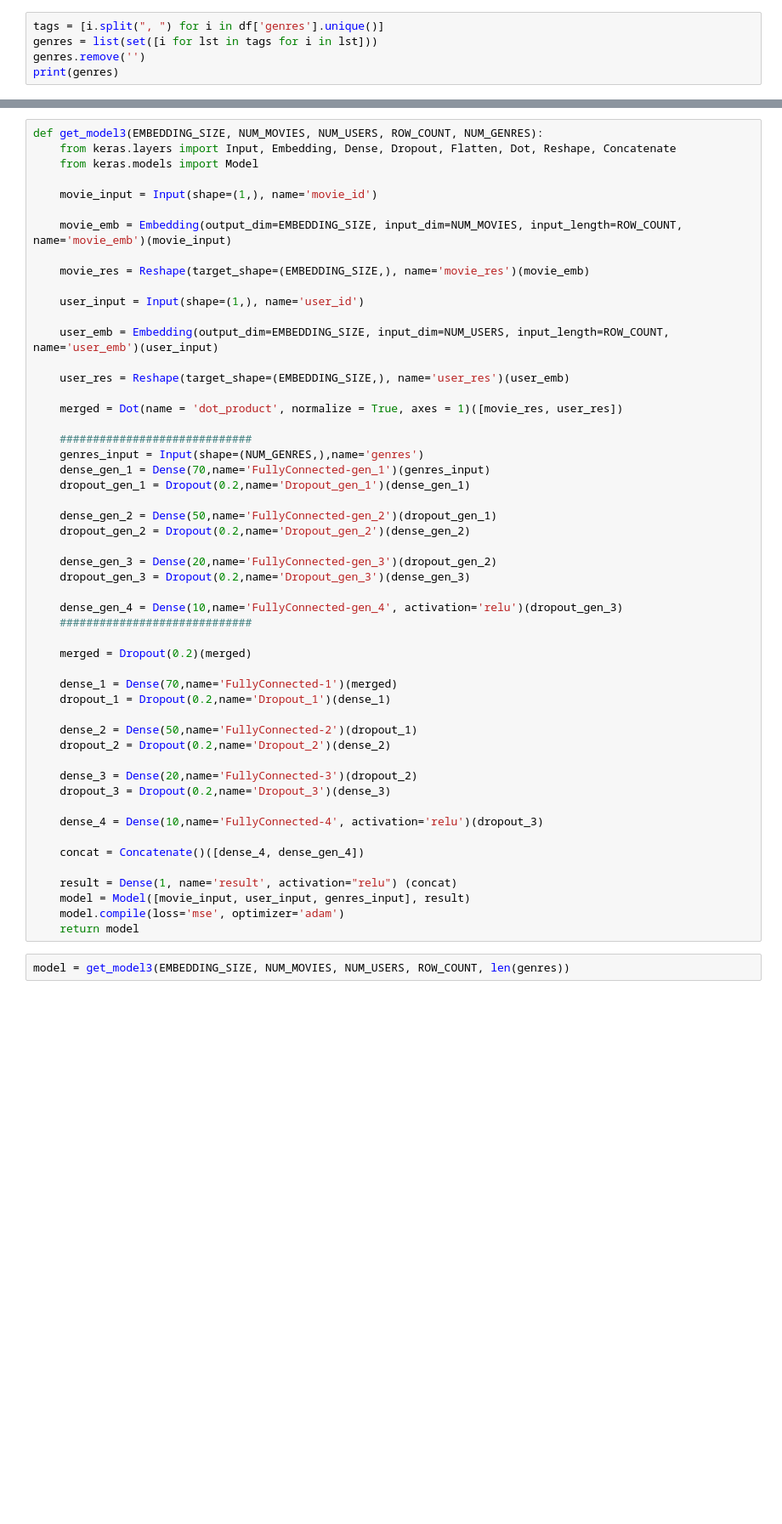
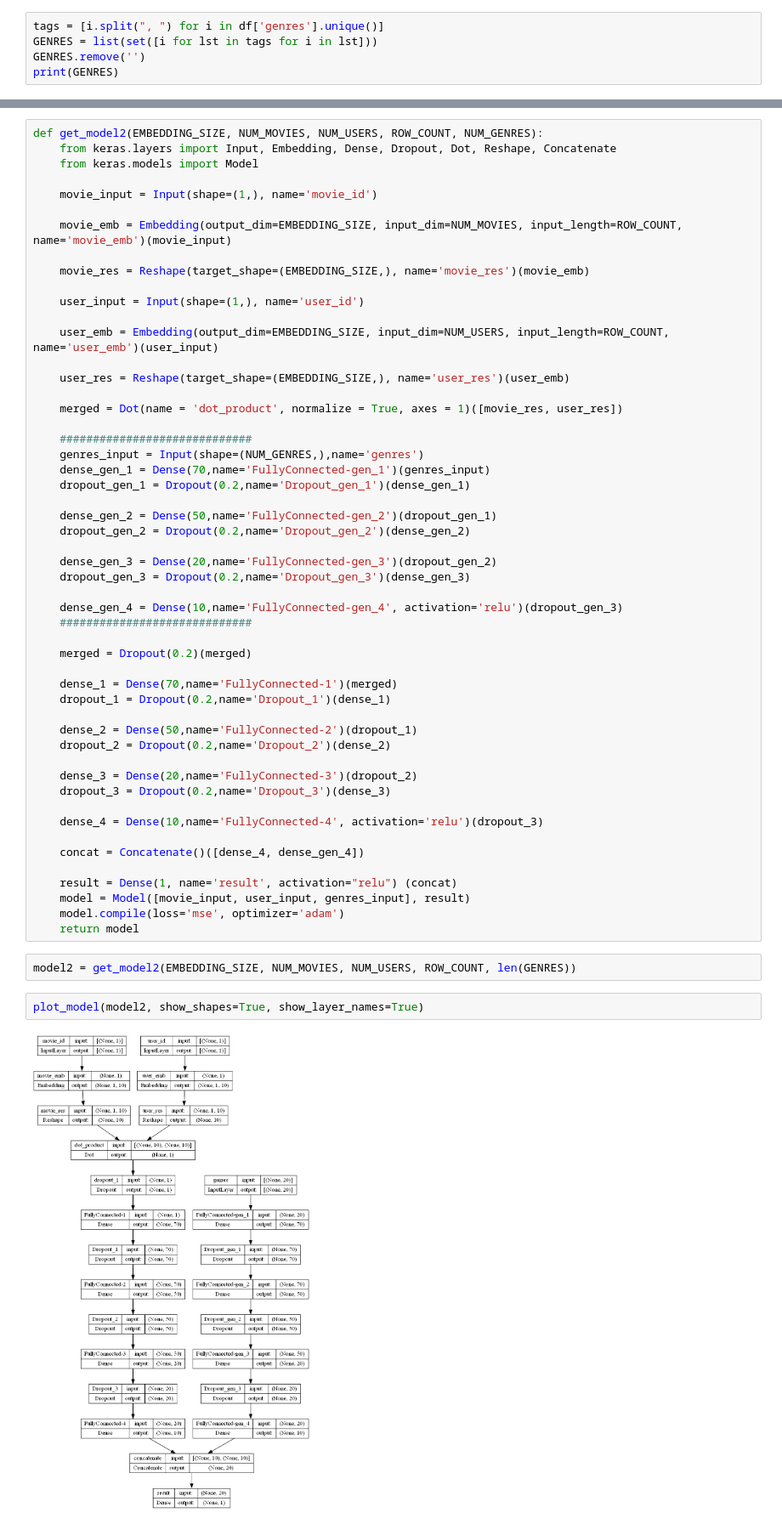
Before and after one commit to fredydo/DeepLearning, a Jupyter notebook: 02 - modelos.ipynb, the cells around one changed output, grey strips where cells are left out. Shown at 85% size. Saved outputs shown, nothing was run; the diff lists cells and outputs as text; blank space fills up the shorter version.

```diff
--- a/02 - modelos.ipynb
+++ b/02 - modelos.ipynb
@@ -168,5 +224,5 @@ print('\n\nTesting Result With Keras Matrix-Factorization: {:.4f} RMSE'.format(r
 # %%
 tags = [i.split(", ") for i in df['genres'].unique()]
-genres = list(set([i for lst in tags for i in lst]))
-genres.remove('')
-print(genres)
+GENRES = list(set([i for lst in tags for i in lst]))
+GENRES.remove('')
+print(GENRES)
@@ -178,6 +244,6 @@ test_df.head()
 # %%
-def get_model3(EMBEDDING_SIZE, NUM_MOVIES, NUM_USERS, ROW_COUNT, NUM_GENRES):
-    from keras.layers import Input, Embedding, Dense, Dropout, Flatten, Dot, Reshape, Concatenate
+def get_model2(EMBEDDING_SIZE, NUM_MOVIES, NUM_USERS, ROW_COUNT, NUM_GENRES):
+    from keras.layers import Input, Embedding, Dense, Dropout, Dot, Reshape, Concatenate
     from keras.models import Model
 
     movie_input = Input(shape=(1,), name='movie_id')
@@ -228,5 +294,9 @@ def get_model3(EMBEDDING_SIZE, NUM_MOVIES, NUM_USERS, ROW_COUNT, NUM_GENRES):
     model.compile(loss='mse', optimizer='adam')
     return model
 # %%
-model = get_model3(EMBEDDING_SIZE, NUM_MOVIES, NUM_USERS, ROW_COUNT, len(genres))
+model2 = get_model2(EMBEDDING_SIZE, NUM_MOVIES, NUM_USERS, ROW_COUNT, len(GENRES))
+# %%
+plot_model(model2, show_shapes=True, show_layer_names=True)
+# %% [output]
+[figure, added]
 # %%
```
Also changed, not shown: parts of 42 cells of this notebook, 1 other file.
